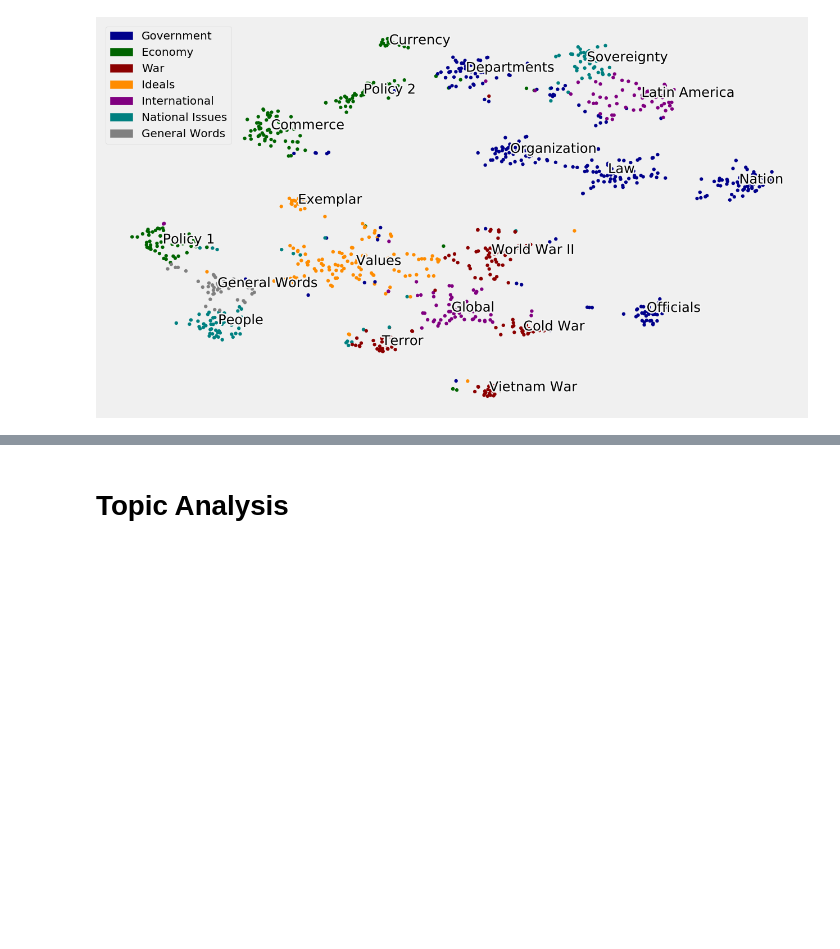
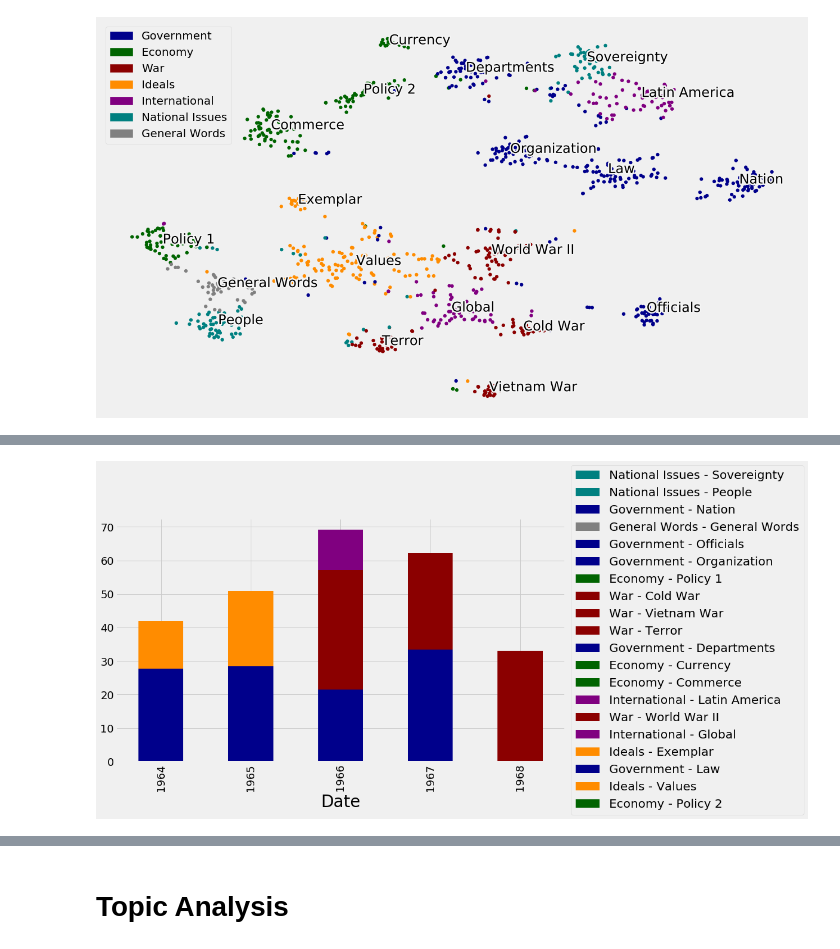
Before and after one commit to kevscon/Project-4, a Jupyter notebook: topic_modeling.ipynb, the cells around one changed output, grey strips where cells are left out. Cells and saved outputs as stored; diff of their text form; code cells hidden in the pictures; blank space fills up the shorter version.

```diff
--- a/topic_modeling.ipynb
+++ b/topic_modeling.ipynb
@@ -334,0 +453,4 @@ scatter(tsne, top_topics, color_array);
+# %%
+barplot_cats(time_tops, 1964, 1968, time_color_list)
+# %% [output]
+[figure, added]
```
Also changed, not shown: parts of 98 cells of this notebook.
